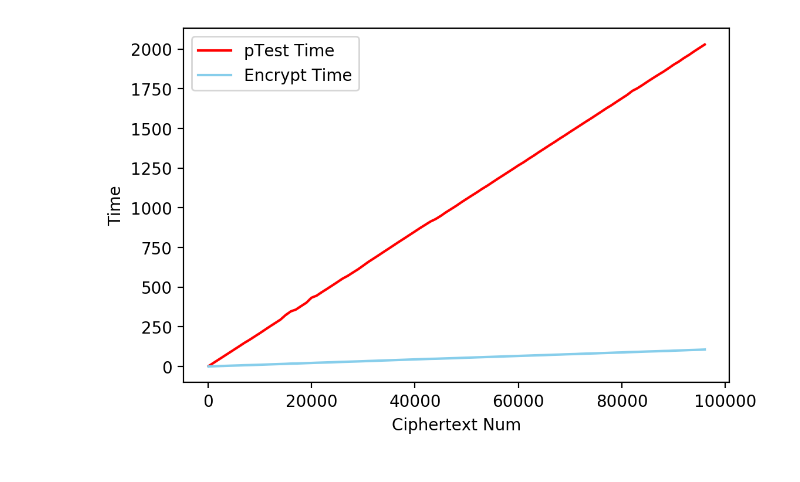
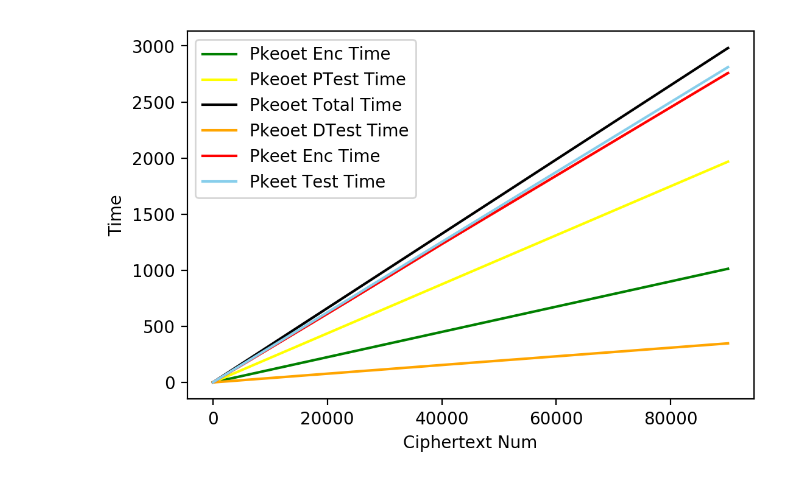
Before and after one commit to Nickzhong789/PKEOET, a Jupyter notebook: plot.ipynb, the cells around one changed output. Drawn from its saved outputs; the diff is of its cells as text; code cells hidden in the pictures.

Commit message:
fix pkeoet encrypt and pTest

```diff
--- a/plot.ipynb
+++ b/plot.ipynb
@@ -60,0 +39,10 @@ c_num_list
+# %%
+dt_list = []
+with open(dt_log, 'r') as f2:
+    for line in f2.readlines():
+        if line[0] != 'V':
+            l = line.split('\t')[:-1]
+            num = int(l[0].split('.')[0])
+            if num in c_num_list:
+                dt_list.append(float(l[1]))
+len(dt_list)
@@ -60,0 +51,15 @@ c_num_list
+# %%
+# c_num_list = []
+pkeet_enc_list = []
+pkeet_t_list = []
+
+with open(pkeet_log, 'r') as f3:
+    for line in f3.readlines():
+        if line[0] != 'C':
+            l = line.split('\t')[:-1]
+            num = int(l[0].split('.')[0])
+            if num in c_num_list:
+                pkeet_enc_list.append(float(l[1]))
+                pkeet_t_list.append(float(l[2]))
+
+len(pkeet_t_list)
@@ -61,17 +88,24 @@ c_num_list
 # %%
 x = np.array(c_num_list)
-y_pt = np.array(pt_list)
-y_enc = np.array(enc_list)
+y_pkeoet_enc = np.array(pkeoet_enc_list)
+y_pkeoet_pt = np.array(pkeoet_ptest_list)
+y_pkeoet_total = np.array(pkeoet_total_list)
 y_dt = np.array(dt_list)
+y_pkeet_enc = np.array(pkeet_enc_list)
+y_pkeet_t = np.array(pkeet_t_list)
 
 plt.xlabel('Ciphertext Num')
 plt.ylabel('Time')
 
-plt.plot(x, y_pt, color='red', label='pTest Time')
-plt.plot(x, y_enc, color='skyblue', label='Encrypt Time')
+plt.plot(x, y_pkeoet_enc, color='green', label='Pkeoet Enc Time')
+plt.plot(x, y_pkeoet_pt, color='yellow', label='Pkeoet PTest Time')
+plt.plot(x, y_pkeoet_total, color='black', label='Pkeoet Total Time')
+plt.plot(x, y_dt, color='orange', label='Pkeoet DTest Time')
+plt.plot(x, y_pkeet_enc, color='red', label='Pkeet Enc Time')
+plt.plot(x, y_pkeet_t, color='skyblue', label='Pkeet Test Time')
 
 plt.rcParams['figure.dpi'] = 200
 plt.legend()
 plt.show()
 # %% [output]
-[figure, old version]
+[figure, new version]
```
Also changed, not shown: parts of 5 cells of this notebook, 9 other files.
